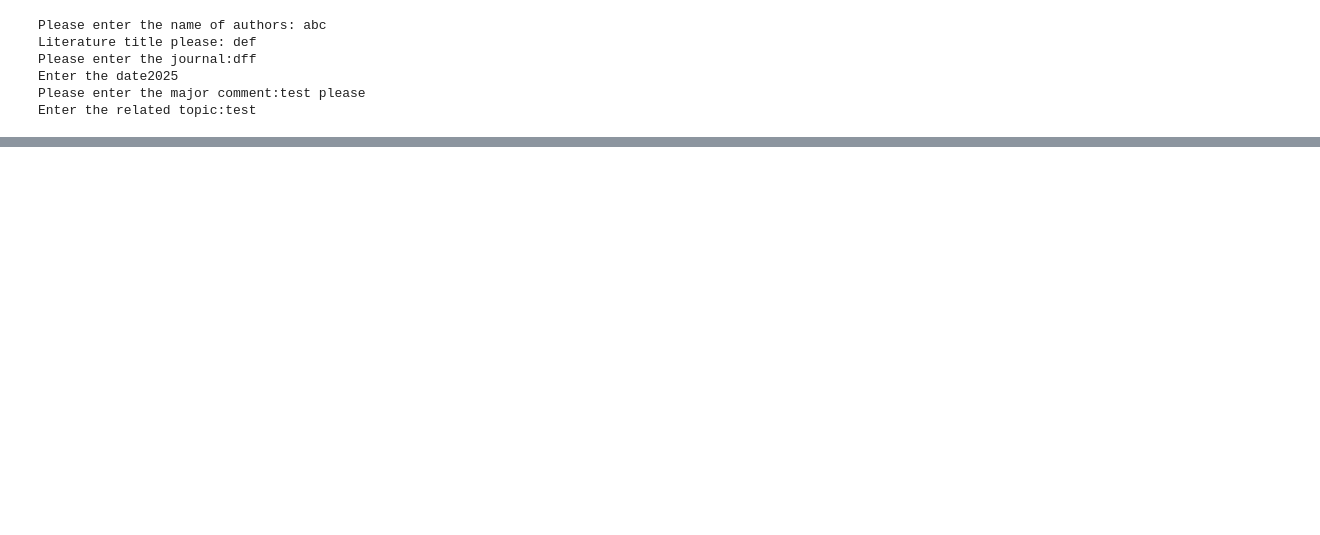
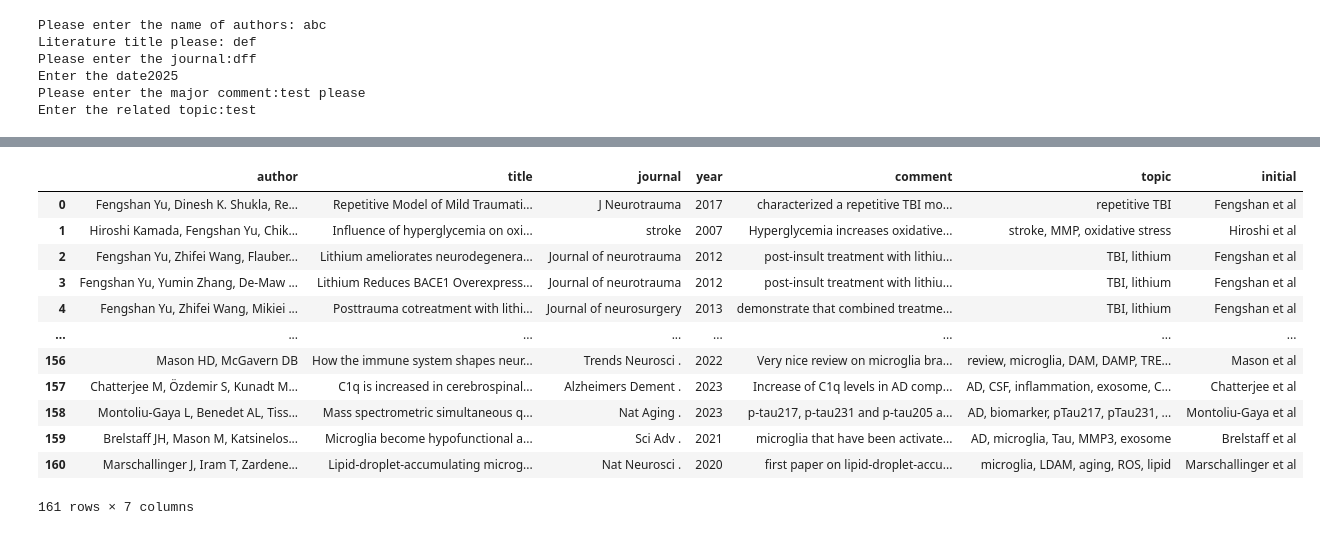
Before and after one commit to Fengshan-yu/my_literature, a Jupyter notebook: literature.ipynb, the cells around one changed output, grey strips where cells are left out. Saved outputs shown, nothing was run; the diff lists cells and outputs as text; code cells hidden in the pictures; blank space fills up the shorter version.

```diff
--- a/literature.ipynb
+++ b/literature.ipynb
@@ -37,13 +43,11 @@ Enter the related topic:test
 # %%
 conn = sqlite3.connect("literature.db")
 c = conn.cursor()
-c.execute("SELECT * FROM literature ORDER By author")
+c.execute("SELECT * FROM literature ORDER By topic")
 rows = c.fetchall()
 for row in rows:
-    print(row[0])
-    print(row[1])
-    print(row[2], end=",")
-    print(row[3])
-    print()
+    if row[1]=="Neurofilament light as a biomarker in traumatic brain injury":
+        print(row[0])
+        print(row[1])
 conn.close()
 # %% [output]
@@ -247,0 +270,15 @@ MyLiterature.get_counter()
+# %%
+l_list=[]
+
+for row in rows:
+    l_dict={}
+    l_dict["author"]=row[0]
+    l_dict["title"]=row[1]
+    l_dict["journal"]=row[2]
+    l_dict["year"]=row[3]
+    l_dict["comment"]=row[4]
+    l_dict["topic"]=row[5]
+    l_list.append(l_dict)
+# %%
+import pandas as pd
+df=pd.DataFrame(l_list)
@@ -247,0 +301,18 @@ MyLiterature.get_counter()
+# %%
+df["initial"]=df["author"].map(lambda x:f'{str(x).split(",")[0].split(" ")[0]} et al')
+# %%
+df
+# %% [output]
+|  | author | title | journal | year | comment | topic | initial |
+| 0 | Fengshan Yu, Dinesh K. Shukla, Re... | Repetitive Model of Mild Traumati... | J Neurotrauma | 2017 | characterized a repetitive TBI mo... | repetitive TBI | Fengshan et al |
+| 1 | Hiroshi Kamada, Fengshan Yu, Chik... | Influence of hyperglycemia on oxi... | stroke | 2007 | Hyperglycemia increases oxidative... | stroke, MMP, oxidative stress | Hiroshi et al |
+| 2 | Fengshan Yu, Zhifei Wang, Flauber... | Lithium ameliorates neurodegenera... | Journal of neurotrauma | 2012 | post-insult treatment with lithiu... | TBI, lithium | Fengshan et al |
+| 3 | Fengshan Yu, Yumin Zhang, De-Maw ... | Lithium Reduces BACE1 Overexpress... | Journal of neurotrauma | 2012 | post-insult treatment with lithiu... | TBI, lithium | Fengshan et al |
+| 4 | Fengshan Yu, Zhifei Wang, Mikiei ... | Posttrauma cotreatment with lithi... | Journal of neurosurgery | 2013 | demonstrate that combined treatme... | TBI, lithium | Fengshan et al |
+| ... | ... | ... | ... | ... | ... | ... | ... |
+| 156 | Mason HD, McGavern DB | How the immune system shapes neur... | Trends Neurosci . | 2022 | Very nice review on microglia bra... | review, microglia, DAM, DAMP, TRE... | Mason et al |
+| 157 | Chatterjee M, Özdemir S, Kunadt M... | C1q is increased in cerebrospinal... | Alzheimers Dement . | 2023 | Increase of C1q levels in AD comp... | AD, CSF, inflammation, exosome, C... | Chatterjee et al |
+| 158 | Montoliu-Gaya L, Benedet AL, Tiss... | Mass spectrometric simultaneous q... | Nat Aging . | 2023 | p-tau217, p-tau231 and p-tau205 a... | AD, biomarker, pTau217, pTau231, ... | Montoliu-Gaya et al |
+| 159 | Brelstaff JH, Mason M, Katsinelos... | Microglia become hypofunctional a... | Sci Adv . | 2021 | microglia that have been activate... | AD, microglia, Tau, MMP3, exosome | Brelstaff et al |
+| 160 | Marschallinger J, Iram T, Zardene... | Lipid-droplet-accumulating microg... | Nat Neurosci . | 2020 | first paper on lipid-droplet-accu... | microglia, LDAM, aging, ROS, lipid | Marschallinger et al |
+161 rows × 7 columns
```
Also changed, not shown: parts of 12 cells of this notebook, 1 other file.
